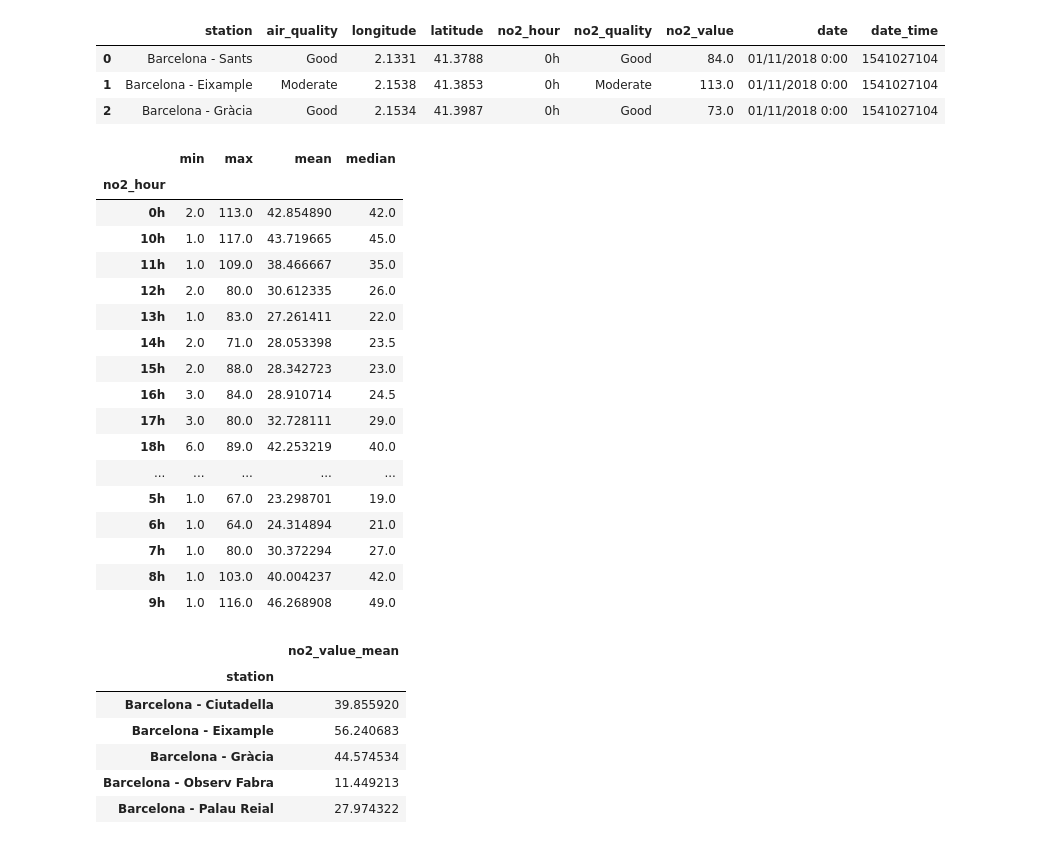
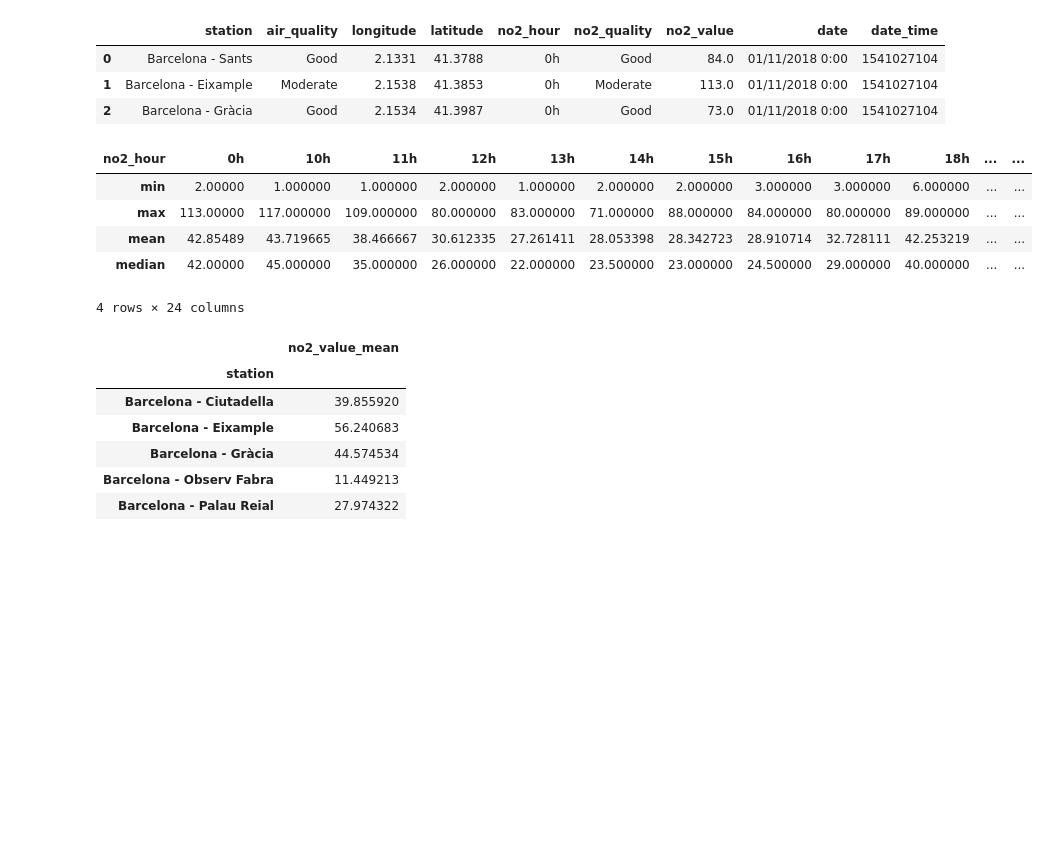
Before and after one commit to ta-data-remote/Project-Week-2-Barcelona, a Jupyter notebook: your-project/AirQuality-Lisa.ipynb, the cells around one changed output. Saved outputs shown, nothing was run; the diff lists cells and outputs as text; code cells hidden in the pictures; blank space fills up the shorter version.

```diff
--- a/your-project/AirQuality-Lisa.ipynb
+++ b/your-project/AirQuality-Lisa.ipynb
@@ -57,26 +57,15 @@ df_no2.head(3)
 | 1 | Barcelona - Eixample | Moderate | 2.1538 | 41.3853 | 0h | Moderate | 113.0 | 01/11/2018 0:00 | 1541027104 |
 | 2 | Barcelona - Gràcia | Good | 2.1534 | 41.3987 | 0h | Good | 73.0 | 01/11/2018 0:00 | 1541027104 |
 # %%
-df_no2.groupby('no2_hour').no2_value.agg(['min', 'max', 'mean', 'median'])
+hourly = df_no2.groupby('no2_hour').no2_value.agg(['min', 'max', 'mean', 'median'])
+hourly.T
 # %% [output]
-|  | min | max | mean | median |
-| no2_hour |  |  |  |  |
-| 0h | 2.0 | 113.0 | 42.854890 | 42.0 |
-| 10h | 1.0 | 117.0 | 43.719665 | 45.0 |
-| 11h | 1.0 | 109.0 | 38.466667 | 35.0 |
-| 12h | 2.0 | 80.0 | 30.612335 | 26.0 |
-| 13h | 1.0 | 83.0 | 27.261411 | 22.0 |
-| 14h | 2.0 | 71.0 | 28.053398 | 23.5 |
-| 15h | 2.0 | 88.0 | 28.342723 | 23.0 |
-| 16h | 3.0 | 84.0 | 28.910714 | 24.5 |
-| 17h | 3.0 | 80.0 | 32.728111 | 29.0 |
-| 18h | 6.0 | 89.0 | 42.253219 | 40.0 |
-| ... | ... | ... | ... | ... |
-| 5h | 1.0 | 67.0 | 23.298701 | 19.0 |
-| 6h | 1.0 | 64.0 | 24.314894 | 21.0 |
-| 7h | 1.0 | 80.0 | 30.372294 | 27.0 |
-| 8h | 1.0 | 103.0 | 40.004237 | 42.0 |
-| 9h | 1.0 | 116.0 | 46.268908 | 49.0 |
+| no2_hour | 0h | 10h | 11h | 12h | 13h | 14h | 15h | 16h | 17h | 18h | ... | ... |
+| min | 2.00000 | 1.000000 | 1.000000 | 2.000000 | 1.000000 | 2.000000 | 2.000000 | 3.000000 | 3.000000 | 6.000000 | ... | ... |
+| max | 113.00000 | 117.000000 | 109.000000 | 80.000000 | 83.000000 | 71.000000 | 88.000000 | 84.000000 | 80.000000 | 89.000000 | ... | ... |
+| mean | 42.85489 | 43.719665 | 38.466667 | 30.612335 | 27.261411 | 28.053398 | 28.342723 | 28.910714 | 32.728111 | 42.253219 | ... | ... |
+| median | 42.00000 | 45.000000 | 35.000000 | 26.000000 | 22.000000 | 23.500000 | 23.000000 | 24.500000 | 29.000000 | 40.000000 | ... | ... |
+4 rows × 24 columns
 # %%
 mean_stations = df_no2.groupby('station').mean()
 # %%
```
Also changed, not shown: parts of 2 cells of this notebook.
